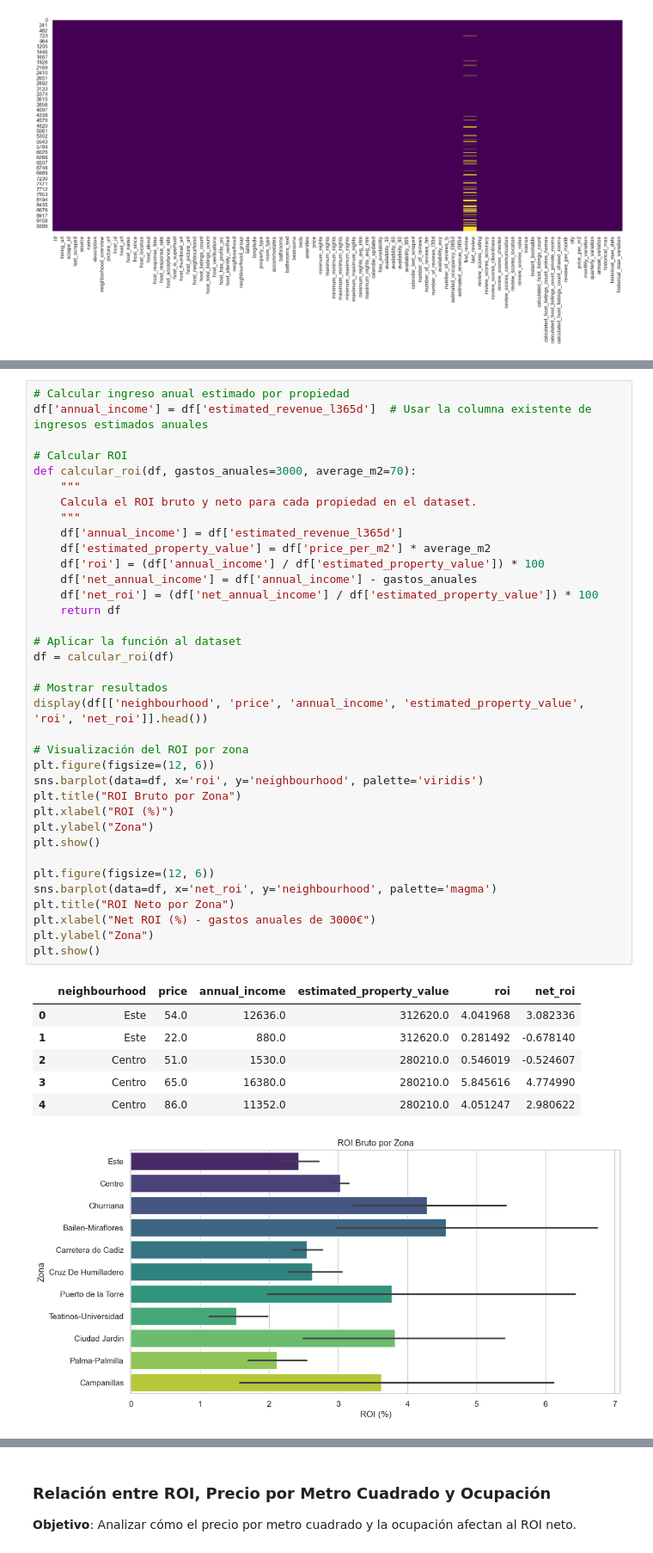
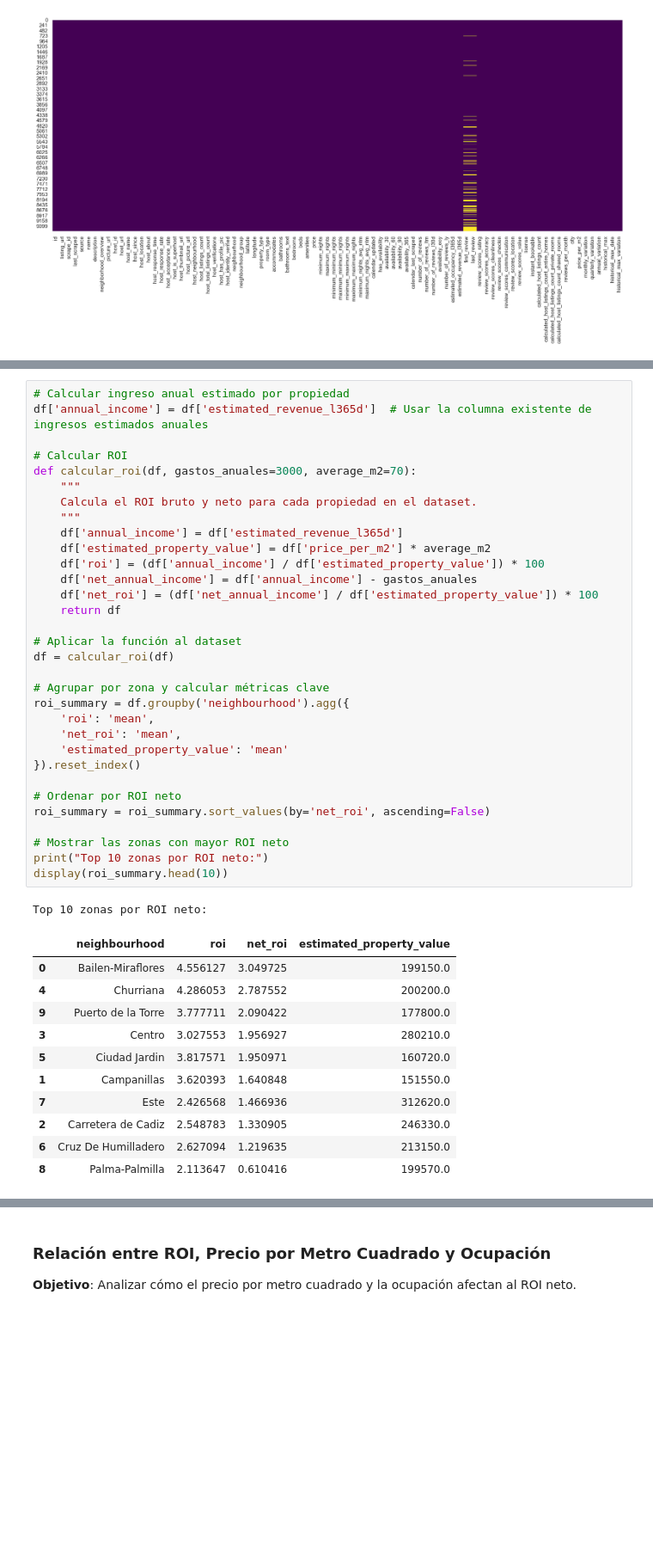
Before and after one commit to vfpomer/Analisis-de-inversion-inmobiliario, a Jupyter notebook: notebooks/malaga_eda.ipynb, the cells around one changed output, grey strips where cells are left out. Shown at 86% size. Cells and saved outputs as stored; diff of their text form; blank space fills up the shorter version.

```diff
--- a/notebooks/malaga_eda.ipynb
+++ b/notebooks/malaga_eda.ipynb
@@ -152,44 +150,45 @@ Se creó una función `calcular_roi` para calcular el ROI bruto y neto. Esto mej
 # %%
 # Calcular ingreso anual estimado por propiedad
 df['annual_income'] = df['estimated_revenue_l365d']  # Usar la columna existente de ingresos estimados anuales
 
 # Calcular ROI
 def calcular_roi(df, gastos_anuales=3000, average_m2=70):
     """
     Calcula el ROI bruto y neto para cada propiedad en el dataset.
     """
     df['annual_income'] = df['estimated_revenue_l365d']
     df['estimated_property_value'] = df['price_per_m2'] * average_m2
     df['roi'] = (df['annual_income'] / df['estimated_property_value']) * 100
     df['net_annual_income'] = df['annual_income'] - gastos_anuales
     df['net_roi'] = (df['net_annual_income'] / df['estimated_property_value']) * 100
     return df
 
 # Aplicar la función al dataset
 df = calcular_roi(df)
 
-# Mostrar resultados
-display(df[['neighbourhood', 'price', 'annual_income', 'estimated_property_value', 'roi', 'net_roi']].head())
+# Agrupar por zona y calcular métricas clave
+roi_summary = df.groupby('neighbourhood').agg({
+    'roi': 'mean',
+    'net_roi': 'mean',
+    'estimated_property_value': 'mean'
+}).reset_index()
 
-# Visualización del ROI por zona
-plt.figure(figsize=(12, 6))
-sns.barplot(data=df, x='roi', y='neighbourhood', palette='viridis')
-plt.title("ROI Bruto por Zona")
-plt.xlabel("ROI (%)")
-plt.ylabel("Zona")
-plt.show()
+# Ordenar por ROI neto
+roi_summary = roi_summary.sort_values(by='net_roi', ascending=False)
 
-plt.figure(figsize=(12, 6))
-sns.barplot(data=df, x='net_roi', y='neighbourhood', palette='magma')
-plt.title("ROI Neto por Zona")
-plt.xlabel("Net ROI (%) - gastos anuales de 3000€")
-plt.ylabel("Zona")
-plt.show()
+# Mostrar las zonas con mayor ROI neto
+print("Top 10 zonas por ROI neto:")
+display(roi_summary.head(10))
 # %% [output]
+Top 10 zonas por ROI neto:
-|  | neighbourhood | price | annual_income | estimated_property_value | roi | net_roi |
-| 0 | Este | 54.0 | 12636.0 | 312620.0 | 4.041968 | 3.082336 |
-| 1 | Este | 22.0 | 880.0 | 312620.0 | 0.281492 | -0.678140 |
-| 2 | Centro | 51.0 | 1530.0 | 280210.0 | 0.546019 | -0.524607 |
-| 3 | Centro | 65.0 | 16380.0 | 280210.0 | 5.845616 | 4.774990 |
-| 4 | Centro | 86.0 | 11352.0 | 280210.0 | 4.051247 | 2.980622 |
+|  | neighbourhood | roi | net_roi | estimated_property_value |
+| 0 | Bailen-Miraflores | 4.556127 | 3.049725 | 199150.0 |
+| 4 | Churriana | 4.286053 | 2.787552 | 200200.0 |
+| 9 | Puerto de la Torre | 3.777711 | 2.090422 | 177800.0 |
+| 3 | Centro | 3.027553 | 1.956927 | 280210.0 |
+| 5 | Ciudad Jardin | 3.817571 | 1.950971 | 160720.0 |
+| 1 | Campanillas | 3.620393 | 1.640848 | 151550.0 |
+| 7 | Este | 2.426568 | 1.466936 | 312620.0 |
+| 2 | Carretera de Cadiz | 2.548783 | 1.330905 | 246330.0 |
+| 6 | Cruz De Humilladero | 2.627094 | 1.219635 | 213150.0 |
+| 8 | Palma-Palmilla | 2.113647 | 0.610416 | 199570.0 |
-[figure, removed]
```
Also changed, not shown: parts of 28 cells of this notebook, 1 other file.
